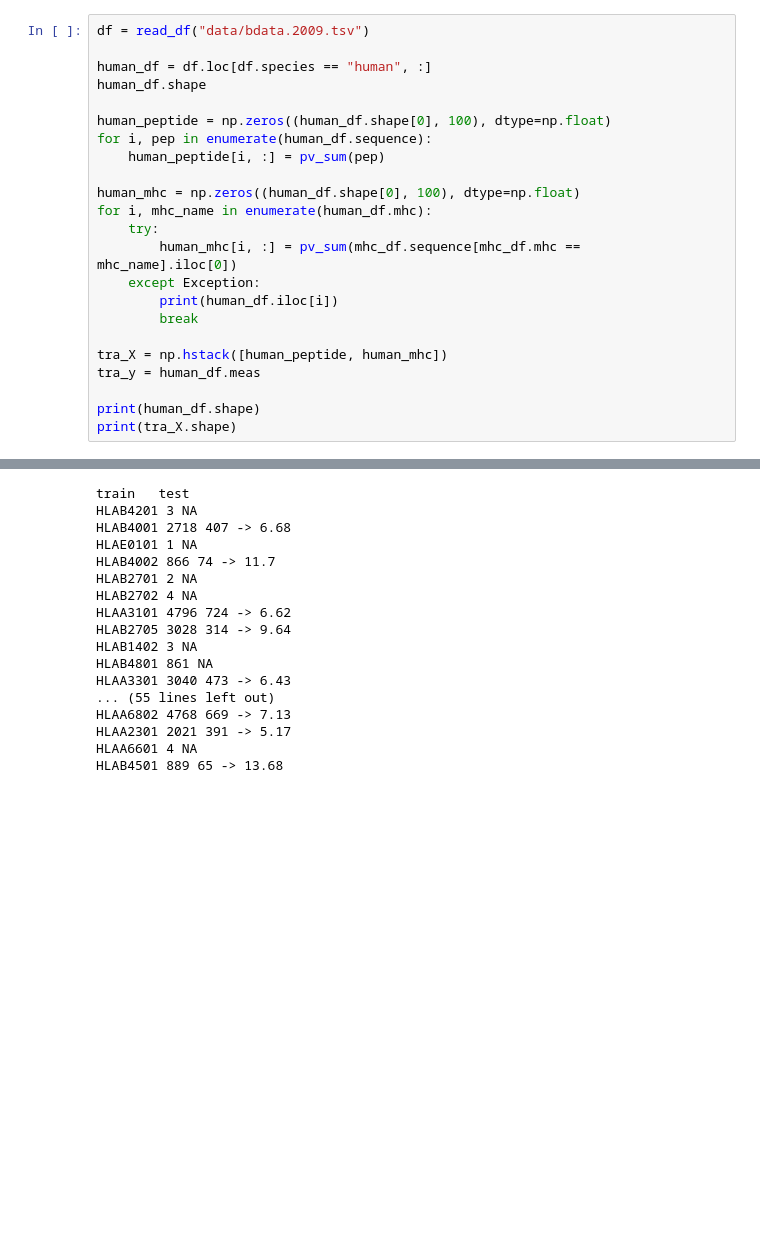
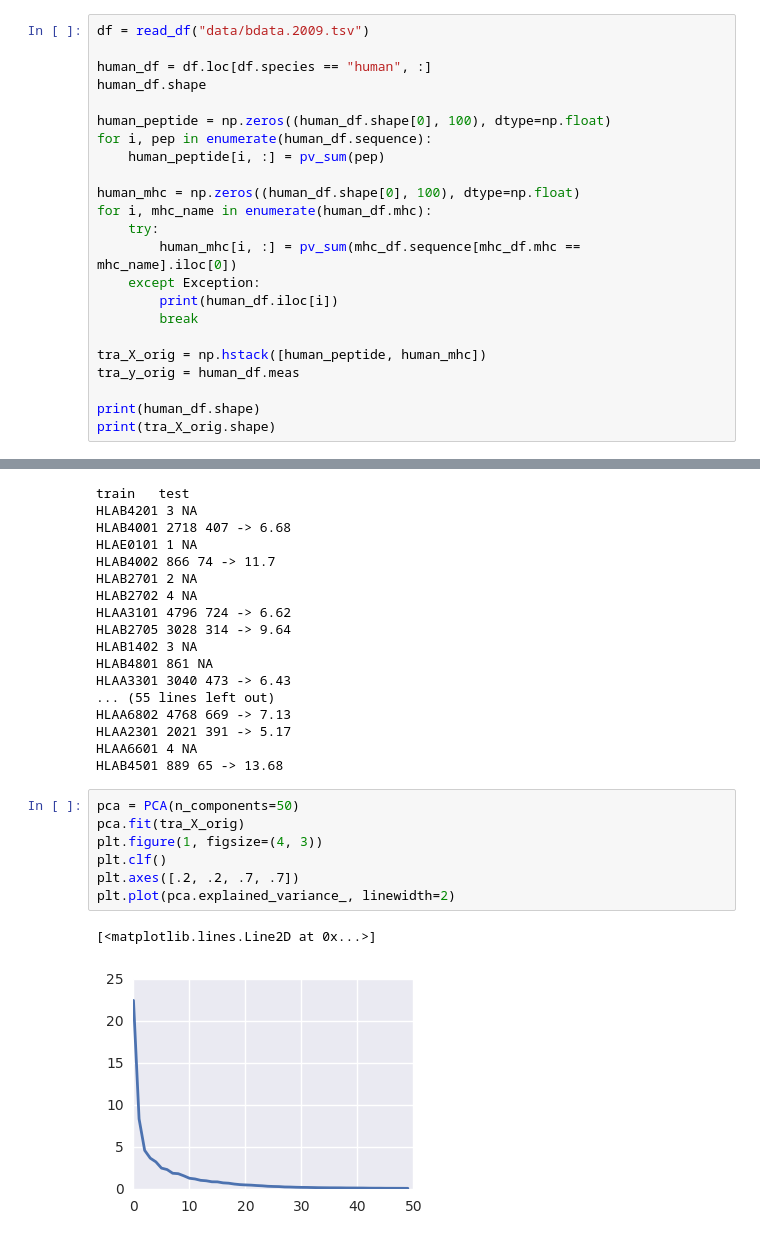
Before and after one commit to imminfo/mhc, a Jupyter notebook: predict.ipynb, the cells around one changed output, grey strips where cells are left out. Drawn from its saved outputs; the diff is of its cells as text; blank space fills up the shorter version.

```diff
--- a/predict.ipynb
+++ b/predict.ipynb
@@ -95,11 +98,11 @@ for i, mhc_name in enumerate(human_df.mhc):
         print(human_df.iloc[i])
         break
 
-tra_X = np.hstack([human_peptide, human_mhc])
-tra_y = human_df.meas
+tra_X_orig = np.hstack([human_peptide, human_mhc])
+tra_y_orig = human_df.meas
 
 print(human_df.shape)
-print(tra_X.shape)
+print(tra_X_orig.shape)
 # %% [output]
 (116625, 7)
 (116625, 200)
@@ -166,3 +169,13 @@ HLAA6802 4768 669 -> 7.13
 HLAA2301 2021 391 -> 5.17
 HLAA6601 4 NA
 HLAB4501 889 65 -> 13.68
+# %%
+pca = PCA(n_components=50)
+pca.fit(tra_X_orig)
+plt.figure(1, figsize=(4, 3))
+plt.clf()
+plt.axes([.2, .2, .7, .7])
+plt.plot(pca.explained_variance_, linewidth=2)
+# %% [output]
+[<matplotlib.lines.Line2D at 0x...>]
+[figure, added]
```
Also changed, not shown: parts of 14 cells of this notebook, 1 other file.
